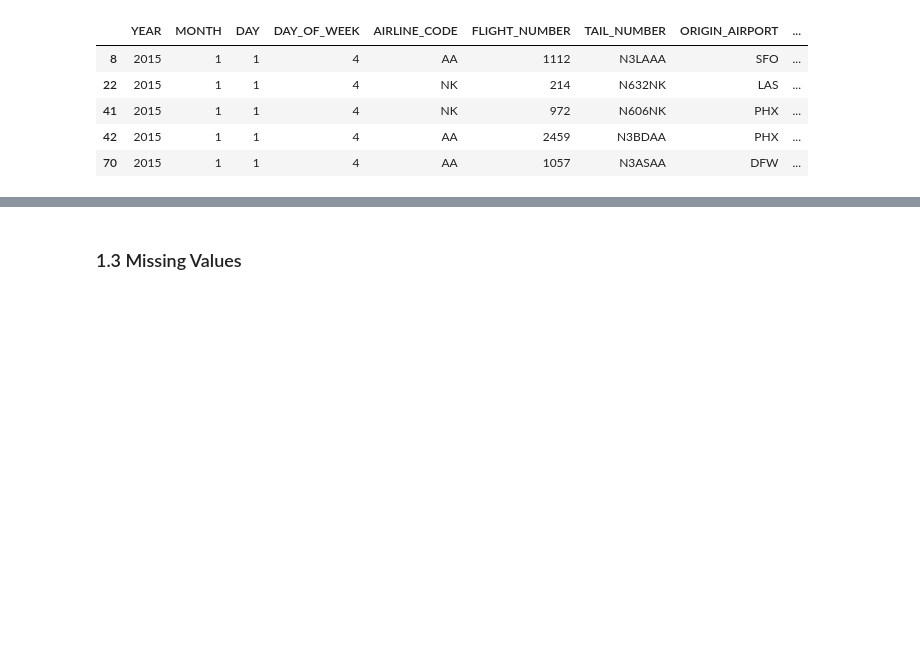
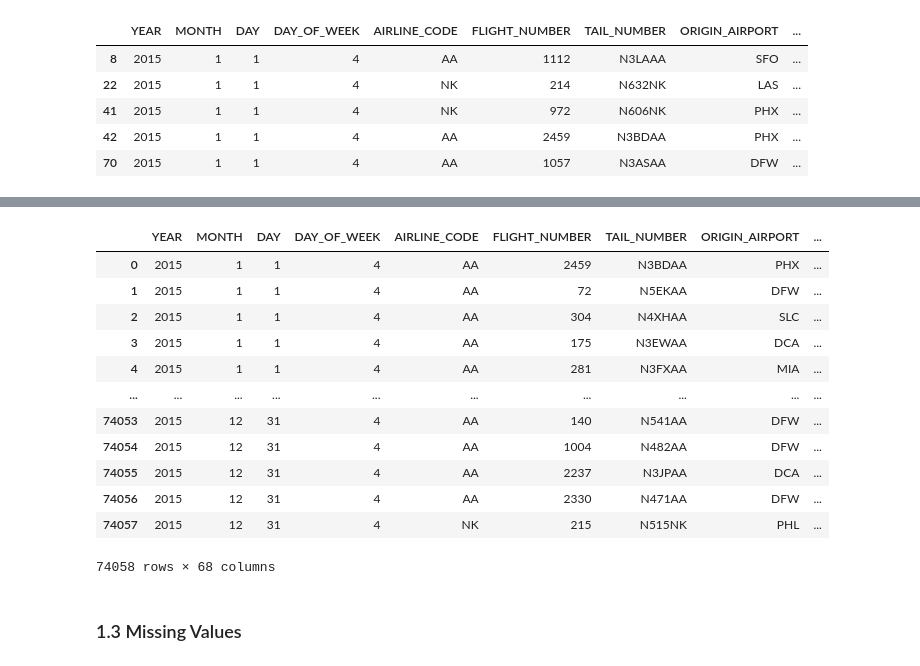
Before and after one commit to mattfarrow1/7331-machine-learning-1, a Jupyter notebook: Labs/Lab2_Group4_Matt.ipynb, the cells around one changed output, grey strips where cells are left out. Saved outputs shown, nothing was run; the diff lists cells and outputs as text; code cells hidden in the pictures; blank space fills up the shorter version.

```diff
--- a/Labs/Lab2_Group4_Matt.ipynb
+++ b/Labs/Lab2_Group4_Matt.ipynb
@@ -312,3 +371,20 @@ df.head()
+# %%
+merged_df = pd.merge(df, weather, how='inner', left_on='SCHEDULED_DEPARTURE_DT', right_on='date_time')
+merged_df
+# %% [output]
+|  | YEAR | MONTH | DAY | DAY_OF_WEEK | AIRLINE_CODE | FLIGHT_NUMBER | TAIL_NUMBER | ORIGIN_AIRPORT | ... |
+| 0 | 2015 | 1 | 1 | 4 | AA | 2459 | N3BDAA | PHX | ... |
+| 1 | 2015 | 1 | 1 | 4 | AA | 72 | N5EKAA | DFW | ... |
+| 2 | 2015 | 1 | 1 | 4 | AA | 304 | N4XHAA | SLC | ... |
+| 3 | 2015 | 1 | 1 | 4 | AA | 175 | N3EWAA | DCA | ... |
+| 4 | 2015 | 1 | 1 | 4 | AA | 281 | N3FXAA | MIA | ... |
+| ... | ... | ... | ... | ... | ... | ... | ... | ... | ... |
+| 74053 | 2015 | 12 | 31 | 4 | AA | 140 | N541AA | DFW | ... |
+| 74054 | 2015 | 12 | 31 | 4 | AA | 1004 | N482AA | DFW | ... |
+| 74055 | 2015 | 12 | 31 | 4 | AA | 2237 | N3JPAA | DCA | ... |
+| 74056 | 2015 | 12 | 31 | 4 | AA | 2330 | N471AA | DFW | ... |
+| 74057 | 2015 | 12 | 31 | 4 | NK | 215 | N515NK | PHL | ... |
+74058 rows × 68 columns
 # %% [markdown]
 ### 1.3 Missing Values
 # %%
```
Also changed, not shown: parts of 5 cells of this notebook.
